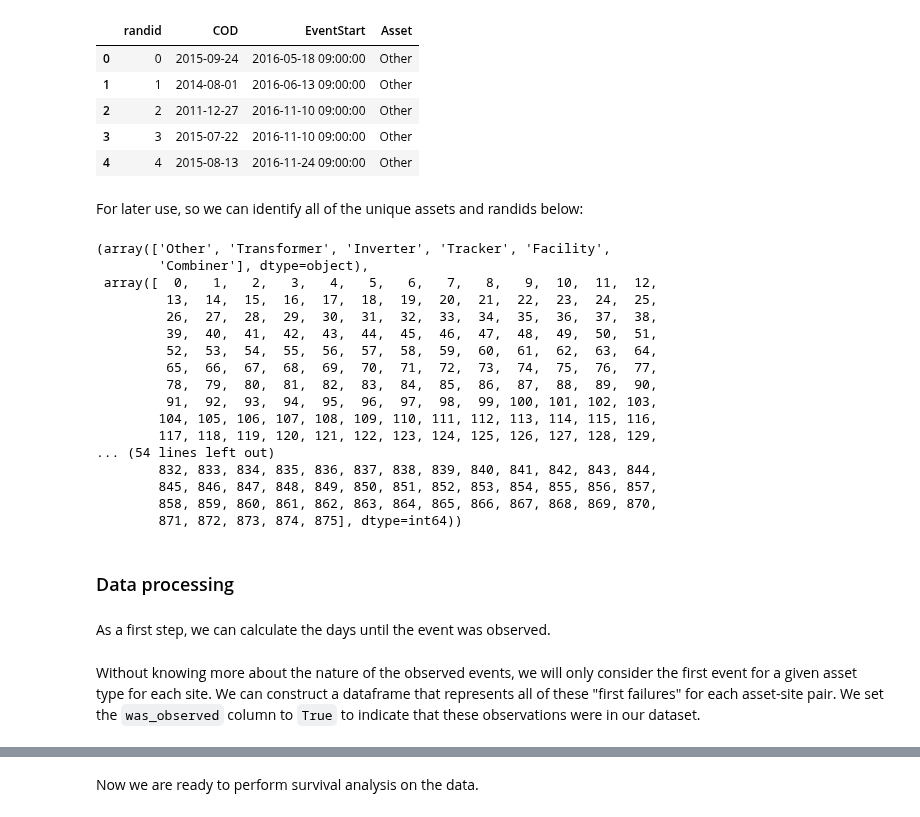
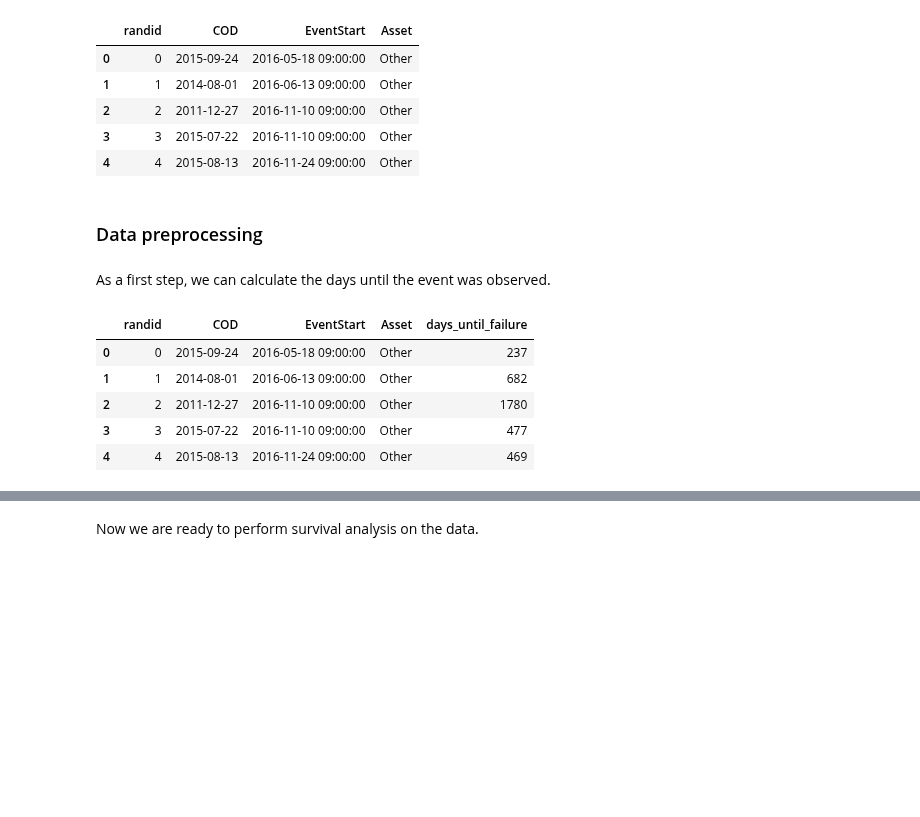
Before and after one commit to sandialabs/pvOps, a Jupyter notebook: tutorials/tutorial_timeseries_survival_analysis.ipynb, the cells around one changed output, grey strips where cells are left out. Saved outputs shown, nothing was run; the diff lists cells and outputs as text; code cells hidden in the pictures; blank space fills up the shorter version.

```diff
--- a/tutorials/tutorial_timeseries_survival_analysis.ipynb
+++ b/tutorials/tutorial_timeseries_survival_analysis.ipynb
@@ -35,35 +41,17 @@ om_df.head(5)
 | 2 | 2 | 2011-12-27 | 2016-11-10 09:00:00 | Other |
 | 3 | 3 | 2015-07-22 | 2016-11-10 09:00:00 | Other |
 | 4 | 4 | 2015-08-13 | 2016-11-24 09:00:00 | Other |
-# %% [markdown]
-For later use, so we can identify all of the unique assets and randids below:
-# %%
-assets = om_df['Asset'].unique()
-randids = om_df['randid'].unique()
-assets, randids
-# %% [output]
-(array(['Other', 'Transformer', 'Inverter', 'Tracker', 'Facility',
-        'Combiner'], dtype=object),
- array([  0,   1,   2,   3,   4,   5,   6,   7,   8,   9,  10,  11,  12,
-         13,  14,  15,  16,  17,  18,  19,  20,  21,  22,  23,  24,  25,
-         26,  27,  28,  29,  30,  31,  32,  33,  34,  35,  36,  37,  38,
-         39,  40,  41,  42,  43,  44,  45,  46,  47,  48,  49,  50,  51,
-         52,  53,  54,  55,  56,  57,  58,  59,  60,  61,  62,  63,  64,
-         65,  66,  67,  68,  69,  70,  71,  72,  73,  74,  75,  76,  77,
-         78,  79,  80,  81,  82,  83,  84,  85,  86,  87,  88,  89,  90,
-         91,  92,  93,  94,  95,  96,  97,  98,  99, 100, 101, 102, 103,
-        104, 105, 106, 107, 108, 109, 110, 111, 112, 113, 114, 115, 116,
-        117, 118, 119, 120, 121, 122, 123, 124, 125, 126, 127, 128, 129,
-... (54 lines left out)
-        832, 833, 834, 835, 836, 837, 838, 839, 840, 841, 842, 843, 844,
-        845, 846, 847, 848, 849, 850, 851, 852, 853, 854, 855, 856, 857,
-        858, 859, 860, 861, 862, 863, 864, 865, 866, 867, 868, 869, 870,
-        871, 872, 873, 874, 875], dtype=int64))
 # %% [markdown]
-### Data processing
+### Data preprocessing
 # %% [markdown]
 As a first step, we can calculate the days until the event was observed.
 # %%
 om_df['days_until_failure'] = (pd.to_datetime(om_df['EventStart']) - pd.to_datetime(om_df['COD'])).dt.days
+om_df.head(5)
+# %% [output]
+|  | randid | COD | EventStart | Asset | days_until_failure |
+| 0 | 0 | 2015-09-24 | 2016-05-18 09:00:00 | Other | 237 |
+| 1 | 1 | 2014-08-01 | 2016-06-13 09:00:00 | Other | 682 |
+| 2 | 2 | 2011-12-27 | 2016-11-10 09:00:00 | Other | 1780 |
+| 3 | 3 | 2015-07-22 | 2016-11-10 09:00:00 | Other | 477 |
+| 4 | 4 | 2015-08-13 | 2016-11-24 09:00:00 | Other | 469 |
-# %% [markdown]
-Without knowing more about the nature of the observed events, we will only consider the first event for a given asset type for each site. We can construct a dataframe that represents all of these "first failures" for each asset-site pair. We set the `was_observed` column to `True` to indicate that these observations were in our dataset.
```
Also changed, not shown: parts of 29 cells of this notebook, 2 other files.
